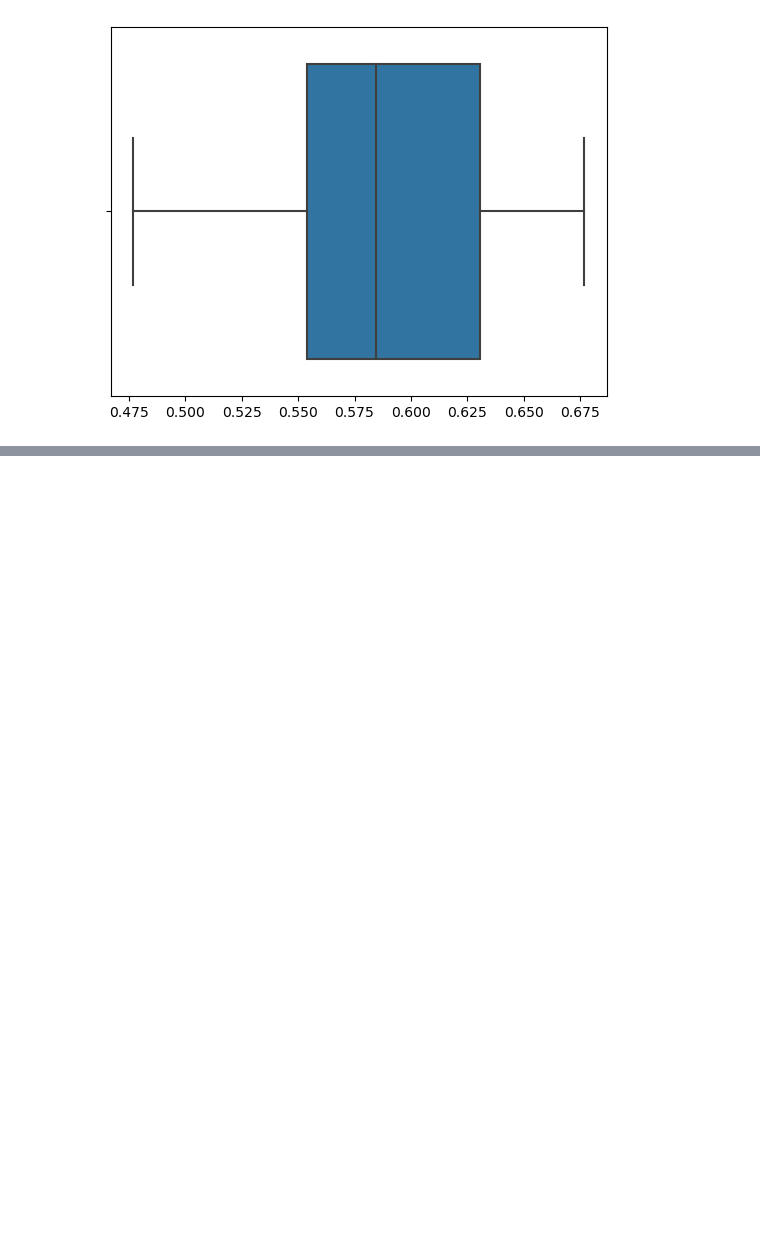
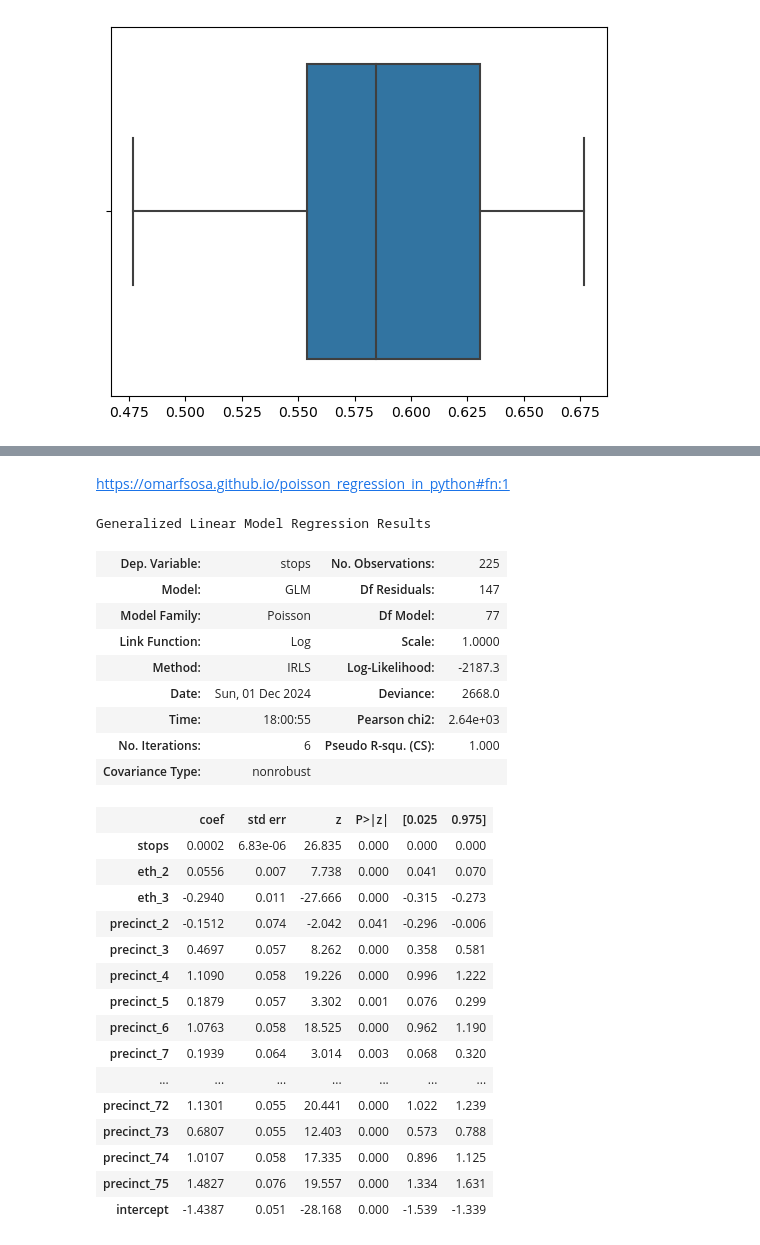
Before and after one commit to klee30810/ADP-study, a Jupyter notebook: stats/kwak/Chap 08. 로지스틱회귀분석과 포아송 회귀분석.ipynb, the cells around one changed output, grey strips where cells are left out. Cells and saved outputs as stored; diff of their text form; code cells hidden in the pictures; blank space fills up the shorter version.

```diff
--- a/stats/kwak/Chap 08. 로지스틱회귀분석과 포아송 회귀분석.ipynb
+++ b/stats/kwak/Chap 08. 로지스틱회귀분석과 포아송 회귀분석.ipynb
@@ -479,0 +487,46 @@ sns.boxplot(acc);
+# %% [markdown]
+https://omarfsosa.github.io/poisson_regression_in_python#fn:1
+# %%
+url = "http://www.stat.columbia.edu/~gelman/arm/examples/police/frisk_with_noise.dat"
+df = pd.read_csv(url, skiprows=6, delimiter=" ")
+
+X = (df
+     .groupby(['eth', 'precinct'])[['stops', 'past.arrests']]
+     .sum()
+     .reset_index()
+     .pipe(pd.get_dummies, columns=['eth', 'precinct'])
+     .assign(intercept=1)
+)
+
+y = X[['stops']]
+
+# poi_model = sm.GLM(y, X.drop(['stops'], axis=1), offset=np.log(X['past.arrests']), family=sm.families.Poisson()).fit()
+poi_model = sm.GLM(y, X.drop(columns=['eth_1', 'precinct_1', 'past.arrests']), offset=np.log(X['past.arrests']), family=sm.families.Poisson()).fit()
+poi_model.summary()
+# %% [output]
+Generalized Linear Model Regression Results
+| Dep. Variable: | stops | No. Observations: | 225 |
+| Model: | GLM | Df Residuals: | 147 |
+| Model Family: | Poisson | Df Model: | 77 |
+| Link Function: | Log | Scale: | 1.0000 |
+| Method: | IRLS | Log-Likelihood: | -2187.3 |
+| Date: | Sun, 01 Dec 2024 | Deviance: | 2668.0 |
+| Time: | 18:00:55 | Pearson chi2: | 2.64e+03 |
+| No. Iterations: | 6 | Pseudo R-squ. (CS): | 1.000 |
+| Covariance Type: | nonrobust |  |  |
+|  | coef | std err | z | P>|z| | [0.025 | 0.975] |
+| stops | 0.0002 | 6.83e-06 | 26.835 | 0.000 | 0.000 | 0.000 |
+| eth_2 | 0.0556 | 0.007 | 7.738 | 0.000 | 0.041 | 0.070 |
+| eth_3 | -0.2940 | 0.011 | -27.666 | 0.000 | -0.315 | -0.273 |
+| precinct_2 | -0.1512 | 0.074 | -2.042 | 0.041 | -0.296 | -0.006 |
+| precinct_3 | 0.4697 | 0.057 | 8.262 | 0.000 | 0.358 | 0.581 |
+| precinct_4 | 1.1090 | 0.058 | 19.226 | 0.000 | 0.996 | 1.222 |
+| precinct_5 | 0.1879 | 0.057 | 3.302 | 0.001 | 0.076 | 0.299 |
+| precinct_6 | 1.0763 | 0.058 | 18.525 | 0.000 | 0.962 | 1.190 |
+| precinct_7 | 0.1939 | 0.064 | 3.014 | 0.003 | 0.068 | 0.320 |
+| ... | ... | ... | ... | ... | ... | ... |
+| precinct_72 | 1.1301 | 0.055 | 20.441 | 0.000 | 1.022 | 1.239 |
+| precinct_73 | 0.6807 | 0.055 | 12.403 | 0.000 | 0.573 | 0.788 |
+| precinct_74 | 1.0107 | 0.058 | 17.335 | 0.000 | 0.896 | 1.125 |
+| precinct_75 | 1.4827 | 0.076 | 19.557 | 0.000 | 1.334 | 1.631 |
+| intercept | -1.4387 | 0.051 | -28.168 | 0.000 | -1.539 | -1.339 |
```
Also changed, not shown: parts of 8 cells of this notebook.
